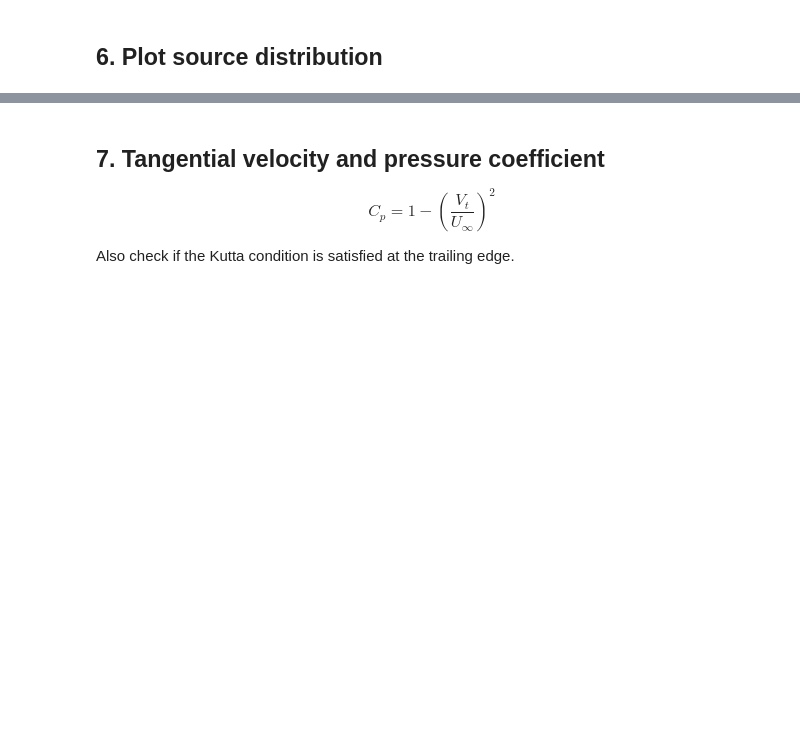
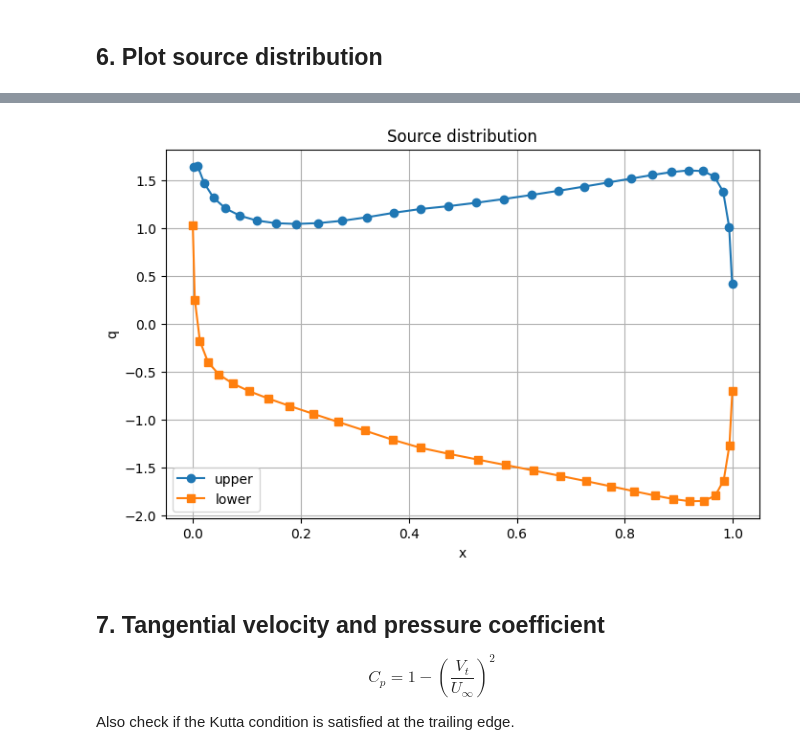
Before and after one commit to NiciiA/aerodyn, a Jupyter notebook: aerodynamics_homework_python_template.ipynb, the cells around one changed output, grey strips where cells are left out. Cells and saved outputs as stored; diff of their text form; code cells hidden in the pictures; blank space fills up the shorter version.

```diff
--- a/aerodynamics_homework_python_template.ipynb
+++ b/aerodynamics_homework_python_template.ipynb
@@ -238,3 +394,19 @@ def build_system(x_nodes, y_nodes, x_mid, y_mid, ds, sin_theta, cos_theta, alpha
+# %%
+half = len(q_mason) // 2
+
+plt.figure(figsize=(8, 5))
+
+plt.plot(x_mid_mason[:half], q_mason[:half], "o-", label="upper")
+plt.plot(x_mid_mason[half:], q_mason[half:], "s-", label="lower")
+
+plt.xlabel("x")
+plt.ylabel("q")
+plt.title("Source distribution")
+plt.legend()
+plt.grid(True)
+plt.show()
+# %% [output]
+[figure, added]
 # %% [markdown]
 ## 7. Tangential velocity and pressure coefficient
 
```
Also changed, not shown: parts of 19 cells of this notebook.
